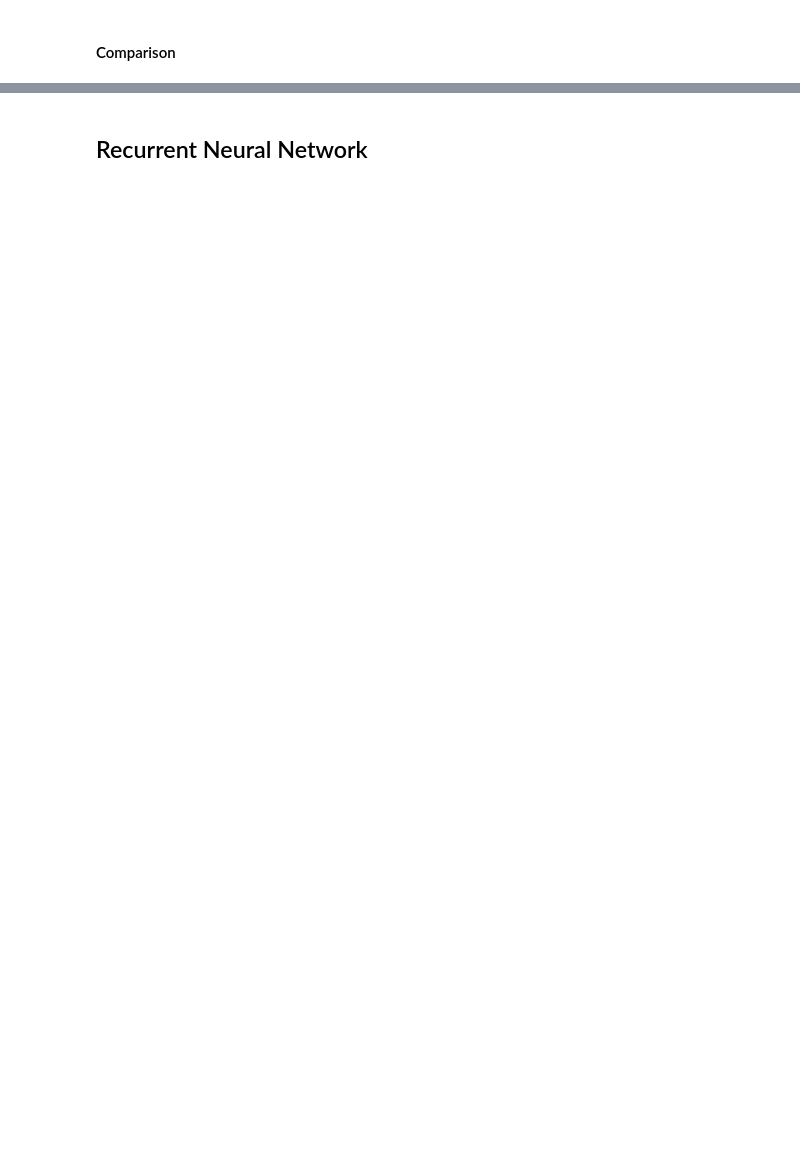
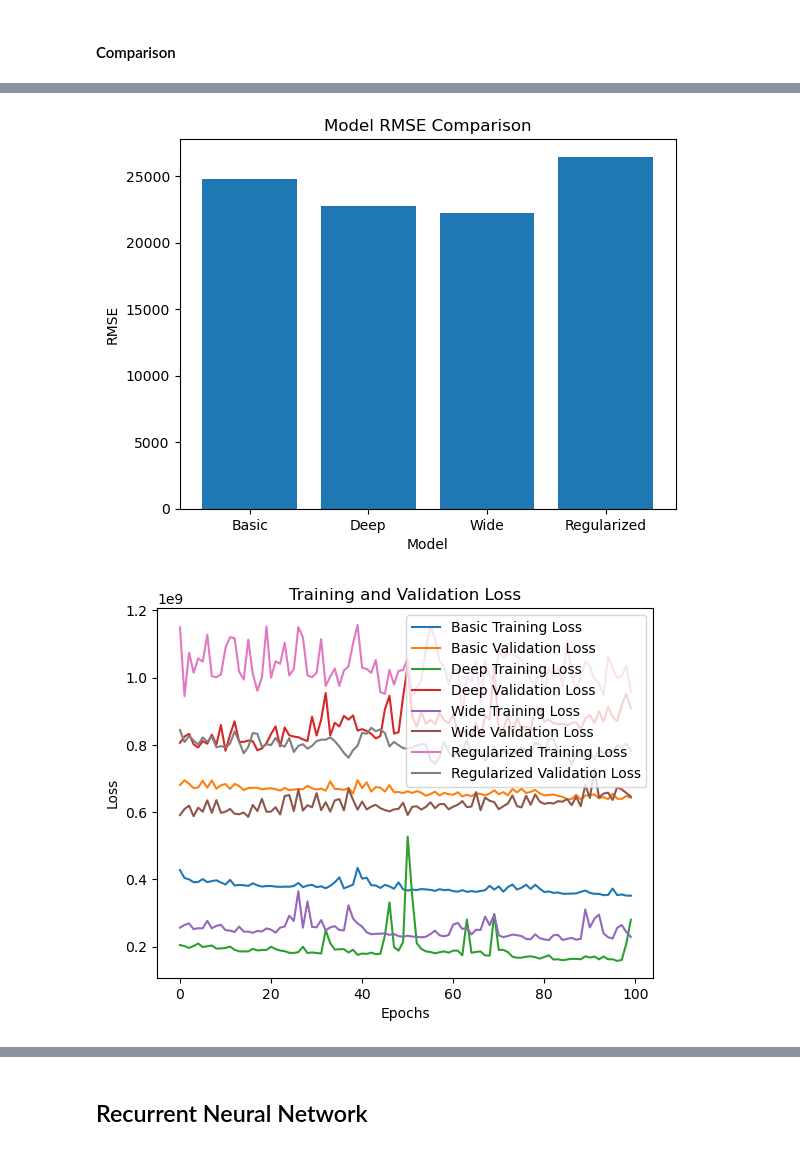
Before and after one commit to quocanh944/AmesHousingML, a Jupyter notebook: final.ipynb, the cells around one changed output, grey strips where cells are left out. Drawn from its saved outputs; the diff is of its cells as text; code cells hidden in the pictures; blank space fills up the shorter version.

Commit message:
commit FFNNs

```diff
--- a/final.ipynb
+++ b/final.ipynb
@@ -678,10 +660,3 @@ model_ffnn_wide = Sequential([
 ])
 model_ffnn_wide.compile(
     optimizer='adam', loss='mean_squared_error')
-history_ffnn_wide = model_ffnn_wide.fit(X_train, y_train, epochs=100,
-                                          batch_size=32, validation_split=0.2)
-
-loss_ffnn_wide = model_ffnn_wide.evaluate(X_test, y_test)
-loss_ffnn_wide_lst = history_ffnn_wide.history['loss']
-
-print("RMSE:", np.sqrt(loss_ffnn_wide))
@@ -706,9 +663,6 @@ RMSE: [28049.72384891     0.        ]
 # %% [markdown]
 #### Regularized FFNN
 # %%
-from tensorflow.keras.layers import Dropout
-from tensorflow.keras.regularizers import l2
-
 model_ffnn_reg = Sequential([
     Dense(64, activation='relu', kernel_regularizer=l2(
         0.01), input_shape=(X_train.shape[1],)),
@@ -719,10 +673,3 @@ model_ffnn_reg = Sequential([
 ])
 model_ffnn_reg.compile(
     optimizer='adam', loss='mean_squared_error')
-history_ffnn_reg = model_ffnn_reg.fit(X_train, y_train, epochs=100,
-                                          batch_size=32, validation_split=0.2)
-
-loss_ffnn_reg = model_ffnn_reg.evaluate(X_test, y_test)
-loss_ffnn_reg_lst = history_ffnn_reg.history['loss']
-
-print("RMSE:", np.sqrt(loss_ffnn_reg))
@@ -768,0 +680,54 @@ plt.show()
+# %%
+import numpy as np
+import matplotlib.pyplot as plt
+import time
+
+model_metrics = {}
+
+def evaluate_model(model, name, X_train, y_train, X_test, y_test):
+    start_time = time.time()
+    history = model.fit(X_train, y_train, epochs=100,
+                        batch_size=32, validation_split=0.2)
+    training_time = time.time() - start_time
+
+    # Evaluate RMSE
+    y_pred = model.predict(X_test)
+    rmse = np.sqrt(mean_squared_error(y_test, y_pred))
+
+    # Store metrics
+    model_metrics[name] = {
+        'RMSE': rmse,
+        'Training Loss': history.history['loss'],
+        'Validation Loss': history.history['val_loss'],
+        'Training Time': training_time
+    }
+
+
+evaluate_model(model_ffnn_basic, 'Basic', X_train, y_train, X_test, y_test)
+evaluate_model(model_ffnn_deep, 'Deep', X_train, y_train, X_test, y_test)
+evaluate_model(model_ffnn_wide, 'Wide', X_train, y_train, X_test, y_test)
+evaluate_model(model_ffnn_reg, 'Regularized', X_train, y_train, X_test, y_test)
+
+plt.bar(model_metrics.keys(), [metrics['RMSE']
+        for metrics in model_metrics.values()])
+plt.xlabel('Model')
+plt.ylabel('RMSE')
+plt.title('Model RMSE Comparison')
+plt.show()
+
+for name, metrics in model_metrics.items():
+    plt.plot(metrics['Training Loss'], label=f'{name} Training Loss')
+    plt.plot(metrics['Validation Loss'], label=f'{name} Validation Loss')
+plt.xlabel('Epochs')
+plt.ylabel('Loss')
+plt.title('Training and Validation Loss')
+plt.legend()
+plt.show()
+
+for name, metrics in model_metrics.items():
+    print(f"{name} - RMSE: {metrics['RMSE']},\n "
+          f"Training Time: {metrics['Training Time']} seconds,\n "
+          f"Training Loss: {metrics['Training Loss'][-1]},\n "
+          f"Validation Loss: {metrics['Validation Loss'][-1]}")
+    print('\n')
+# %% [output]
@@ -768,0 +751,2 @@ plt.show()
+[figure, added]
+[figure, added]
```
Also changed, not shown: parts of 9 cells of this notebook.
